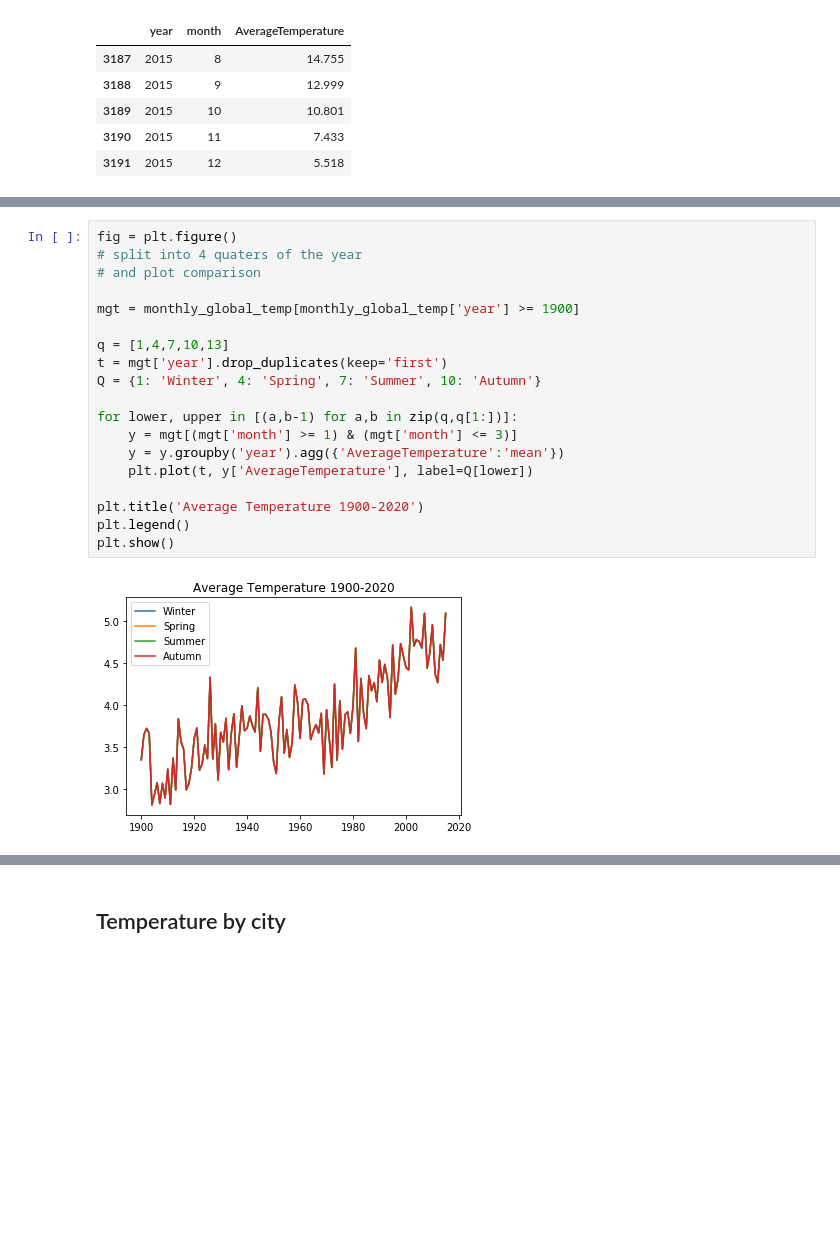
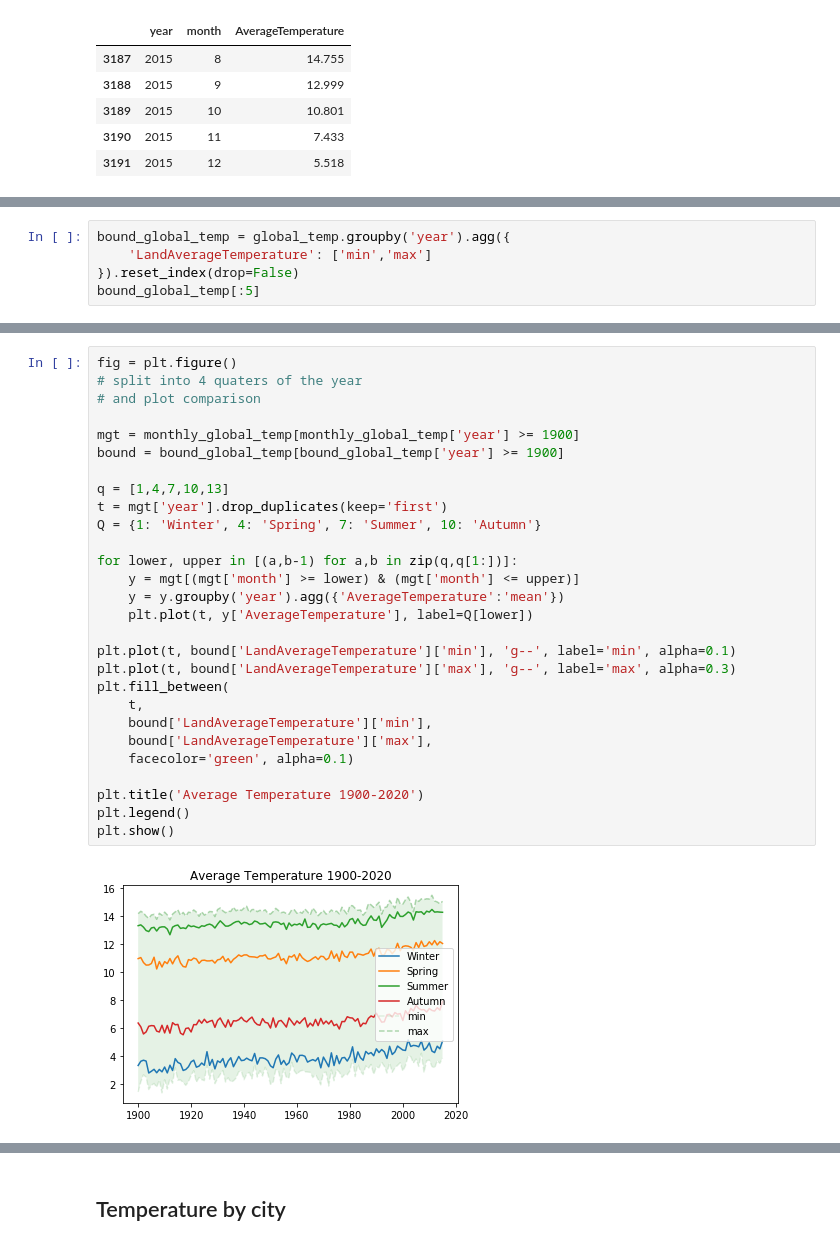
Before and after one commit to tao-pr/52-challenges, a Jupyter notebook: 004-skewed-data-classification/explore.ipynb, the cells around one changed output, grey strips where cells are left out. Drawn from its saved outputs; the diff is of its cells as text; blank space fills up the shorter version.

Commit message:
004 redraw candlestick chart

```diff
--- a/004-skewed-data-classification/explore.ipynb
+++ b/004-skewed-data-classification/explore.ipynb
@@ -85,0 +88,5 @@ monthly_global_temp[-5:]
+# %%
+bound_global_temp = global_temp.groupby('year').agg({
+    'LandAverageTemperature': ['min','max']
+}).reset_index(drop=False)
+bound_global_temp[:5]
@@ -86,22 +101,31 @@ monthly_global_temp[-5:]
 # %%
 fig = plt.figure()
 # split into 4 quaters of the year
 # and plot comparison
 
 mgt = monthly_global_temp[monthly_global_temp['year'] >= 1900]
+bound = bound_global_temp[bound_global_temp['year'] >= 1900]
 
 q = [1,4,7,10,13]
 t = mgt['year'].drop_duplicates(keep='first')
 Q = {1: 'Winter', 4: 'Spring', 7: 'Summer', 10: 'Autumn'}
 
 for lower, upper in [(a,b-1) for a,b in zip(q,q[1:])]:
-    y = mgt[(mgt['month'] >= 1) & (mgt['month'] <= 3)]
+    y = mgt[(mgt['month'] >= lower) & (mgt['month'] <= upper)]
     y = y.groupby('year').agg({'AverageTemperature':'mean'})
     plt.plot(t, y['AverageTemperature'], label=Q[lower])
+
+plt.plot(t, bound['LandAverageTemperature']['min'], 'g--', label='min', alpha=0.1)
+plt.plot(t, bound['LandAverageTemperature']['max'], 'g--', label='max', alpha=0.3)
+plt.fill_between(
+    t,
+    bound['LandAverageTemperature']['min'],
+    bound['LandAverageTemperature']['max'],
+    facecolor='green', alpha=0.1)
 
 plt.title('Average Temperature 1900-2020')
 plt.legend()
 plt.show()
 # %% [output]
-[figure, old version]
+[figure, new version]
 # %%
```
Also changed, not shown: parts of 3 cells of this notebook.
